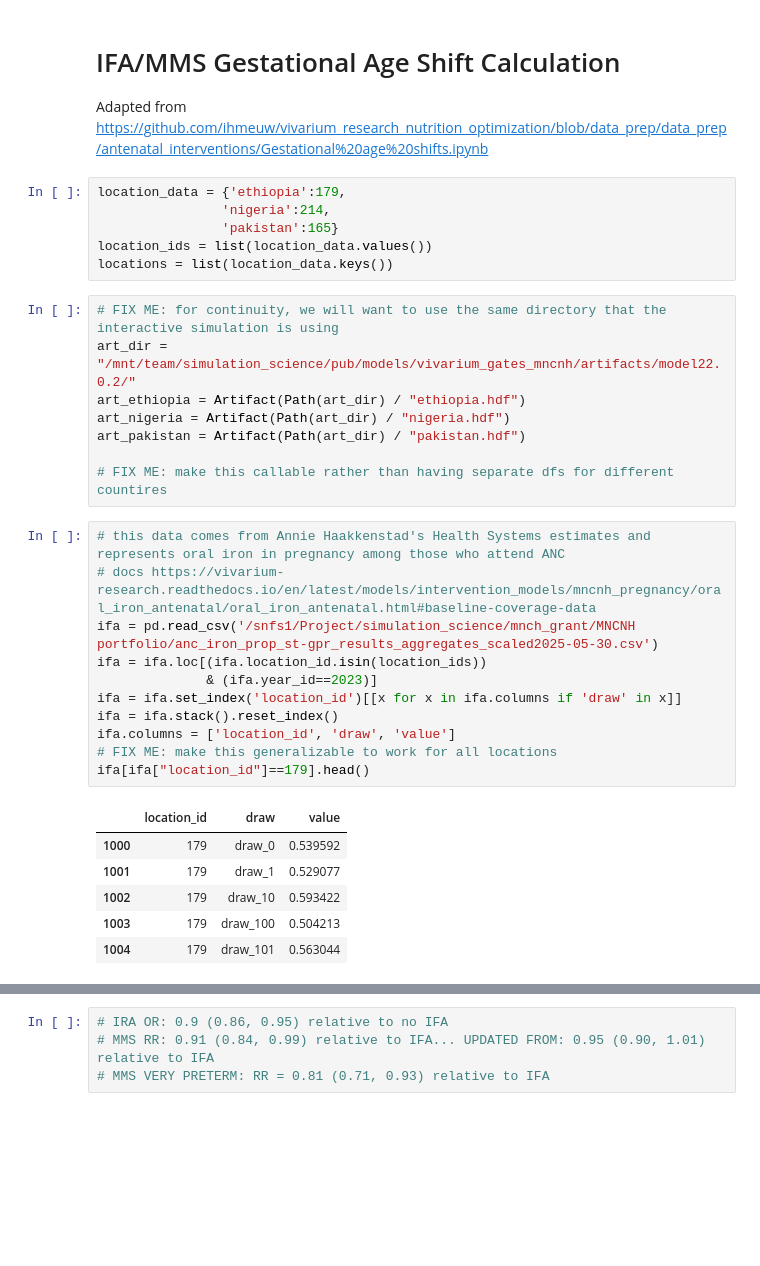
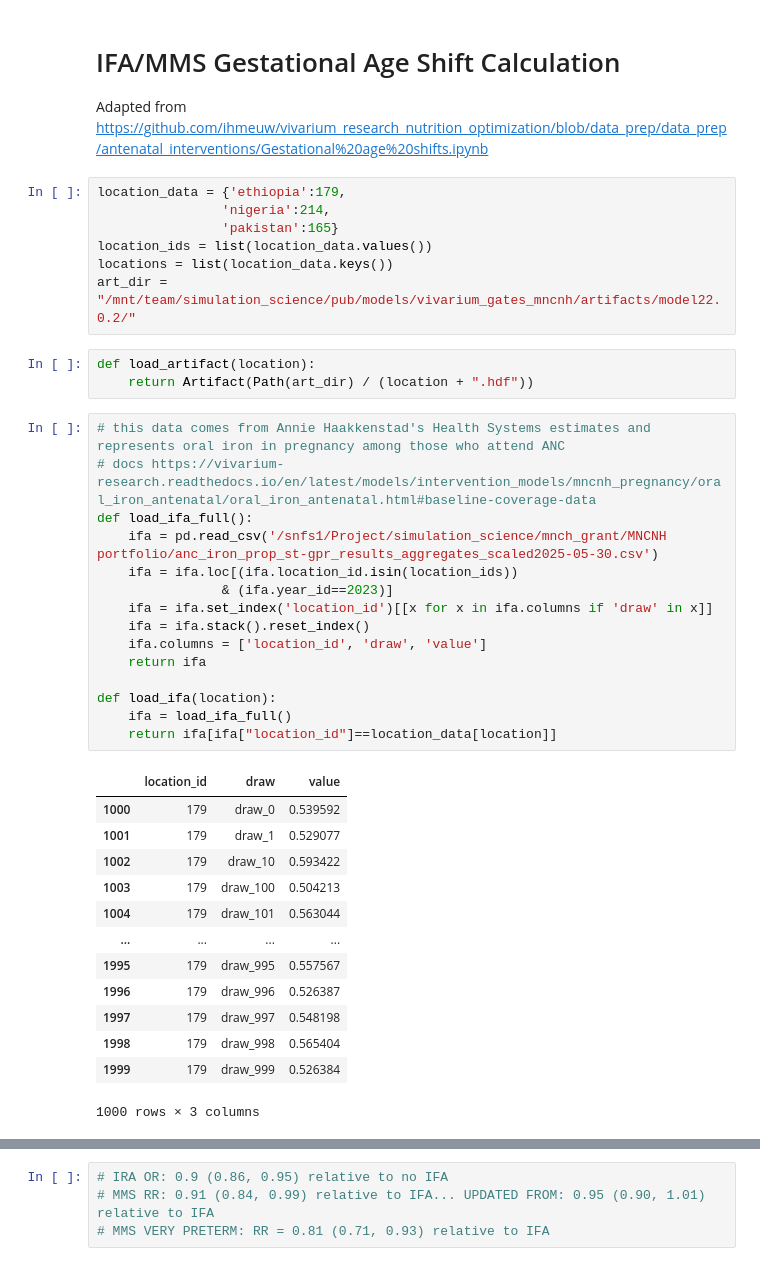
Before and after one commit to ihmeuw/vivarium_gates_mncnh, a Jupyter notebook: src/vivarium_gates_mncnh/data/ifa_mms_gestation_shifts/ifa_gestational_age_shifts.ipynb, the cells around one changed output, grey strips where cells are left out. Drawn from its saved outputs; the diff is of its cells as text; blank space fills up the shorter version.

Commit message:
Fixmes and location/draw testing

```diff
--- a/src/vivarium_gates_mncnh/data/ifa_mms_gestation_shifts/ifa_gestational_age_shifts.ipynb
+++ b/src/vivarium_gates_mncnh/data/ifa_mms_gestation_shifts/ifa_gestational_age_shifts.ipynb
@@ -13,30 +15,37 @@ location_data = {'ethiopia':179,
                 'pakistan':165}
 location_ids = list(location_data.values())
 locations = list(location_data.keys())
+art_dir = "/mnt/team/simulation_science/pub/models/vivarium_gates_mncnh/artifacts/model22.0.2/"
 # %%
-# FIX ME: for continuity, we will want to use the same directory that the interactive simulation is using
-art_dir = "/mnt/team/simulation_science/pub/models/vivarium_gates_mncnh/artifacts/model22.0.2/"
-art_ethiopia = Artifact(Path(art_dir) / "ethiopia.hdf")
-art_nigeria = Artifact(Path(art_dir) / "nigeria.hdf")
-art_pakistan = Artifact(Path(art_dir) / "pakistan.hdf")
-
-# FIX ME: make this callable rather than having separate dfs for different countires
+def load_artifact(location):
+    return Artifact(Path(art_dir) / (location + ".hdf"))
 # %%
 # this data comes from Annie Haakkenstad's Health Systems estimates and represents oral iron in pregnancy among those who attend ANC
 # docs https://vivarium-research.readthedocs.io/en/latest/models/intervention_models/mncnh_pregnancy/oral_iron_antenatal/oral_iron_antenatal.html#baseline-coverage-data
-ifa = pd.read_csv('/snfs1/Project/simulation_science/mnch_grant/MNCNH portfolio/anc_iron_prop_st-gpr_results_aggregates_scaled2025-05-30.csv')
-ifa = ifa.loc[(ifa.location_id.isin(location_ids))
-              & (ifa.year_id==2023)]
-ifa = ifa.set_index('location_id')[[x for x in ifa.columns if 'draw' in x]]
-ifa = ifa.stack().reset_index()
-ifa.columns = ['location_id', 'draw', 'value']
-# FIX ME: make this generalizable to work for all locations
-ifa[ifa["location_id"]==179].head()
+def load_ifa_full():
+    ifa = pd.read_csv('/snfs1/Project/simulation_science/mnch_grant/MNCNH portfolio/anc_iron_prop_st-gpr_results_aggregates_scaled2025-05-30.csv')
+    ifa = ifa.loc[(ifa.location_id.isin(location_ids))
+                & (ifa.year_id==2023)]
+    ifa = ifa.set_index('location_id')[[x for x in ifa.columns if 'draw' in x]]
+    ifa = ifa.stack().reset_index()
+    ifa.columns = ['location_id', 'draw', 'value']
+    return ifa
+
+def load_ifa(location):
+    ifa = load_ifa_full()
+    return ifa[ifa["location_id"]==location_data[location]]
 # %% [output]
 |  | location_id | draw | value |
 | 1000 | 179 | draw_0 | 0.539592 |
 | 1001 | 179 | draw_1 | 0.529077 |
 | 1002 | 179 | draw_10 | 0.593422 |
 | 1003 | 179 | draw_100 | 0.504213 |
 | 1004 | 179 | draw_101 | 0.563044 |
+| ... | ... | ... | ... |
+| 1995 | 179 | draw_995 | 0.557567 |
+| 1996 | 179 | draw_996 | 0.526387 |
+| 1997 | 179 | draw_997 | 0.548198 |
+| 1998 | 179 | draw_998 | 0.565404 |
+| 1999 | 179 | draw_999 | 0.526384 |
+1000 rows × 3 columns
 # %%
```
Also changed, not shown: parts of 22 cells of this notebook, 1 other file.
